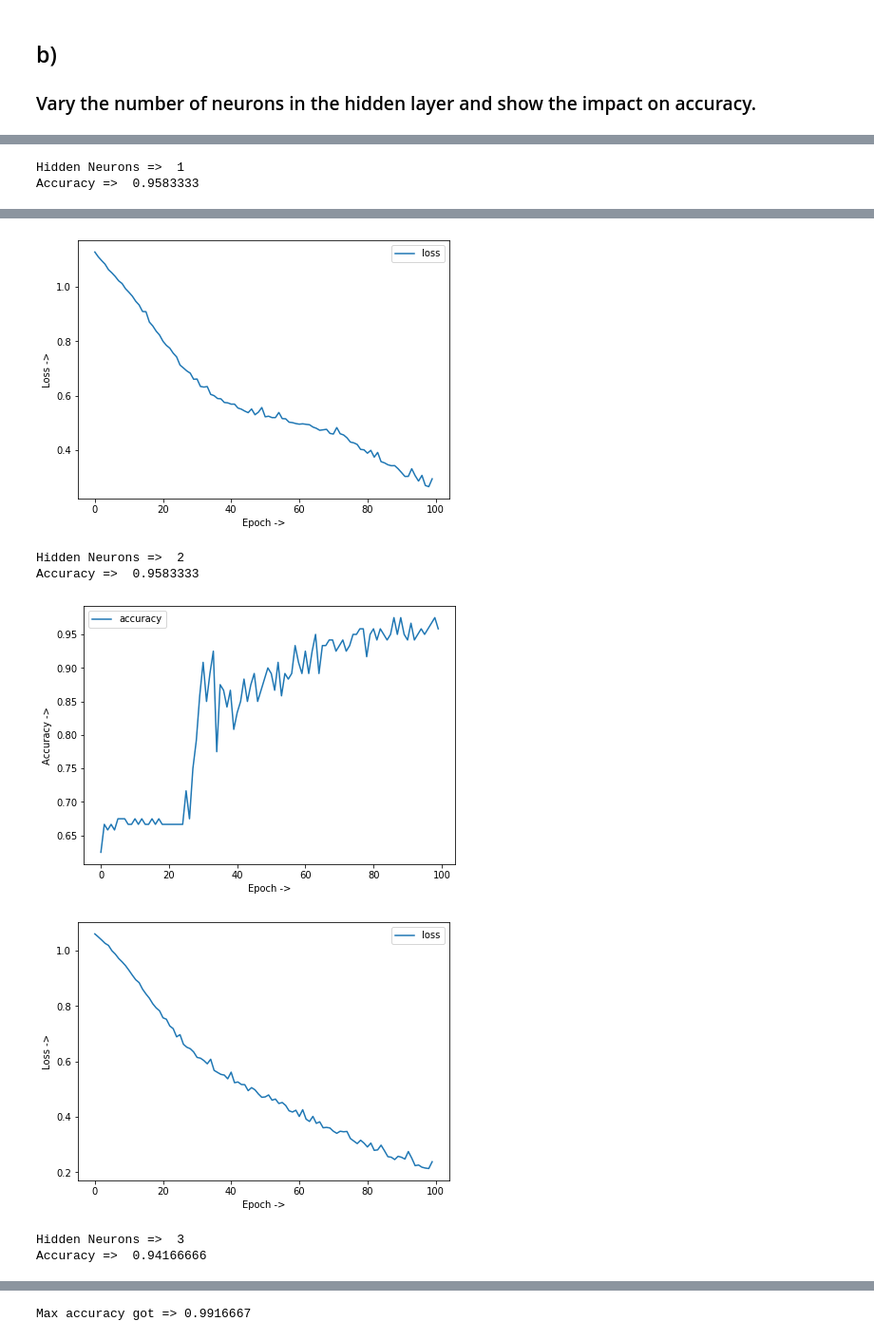
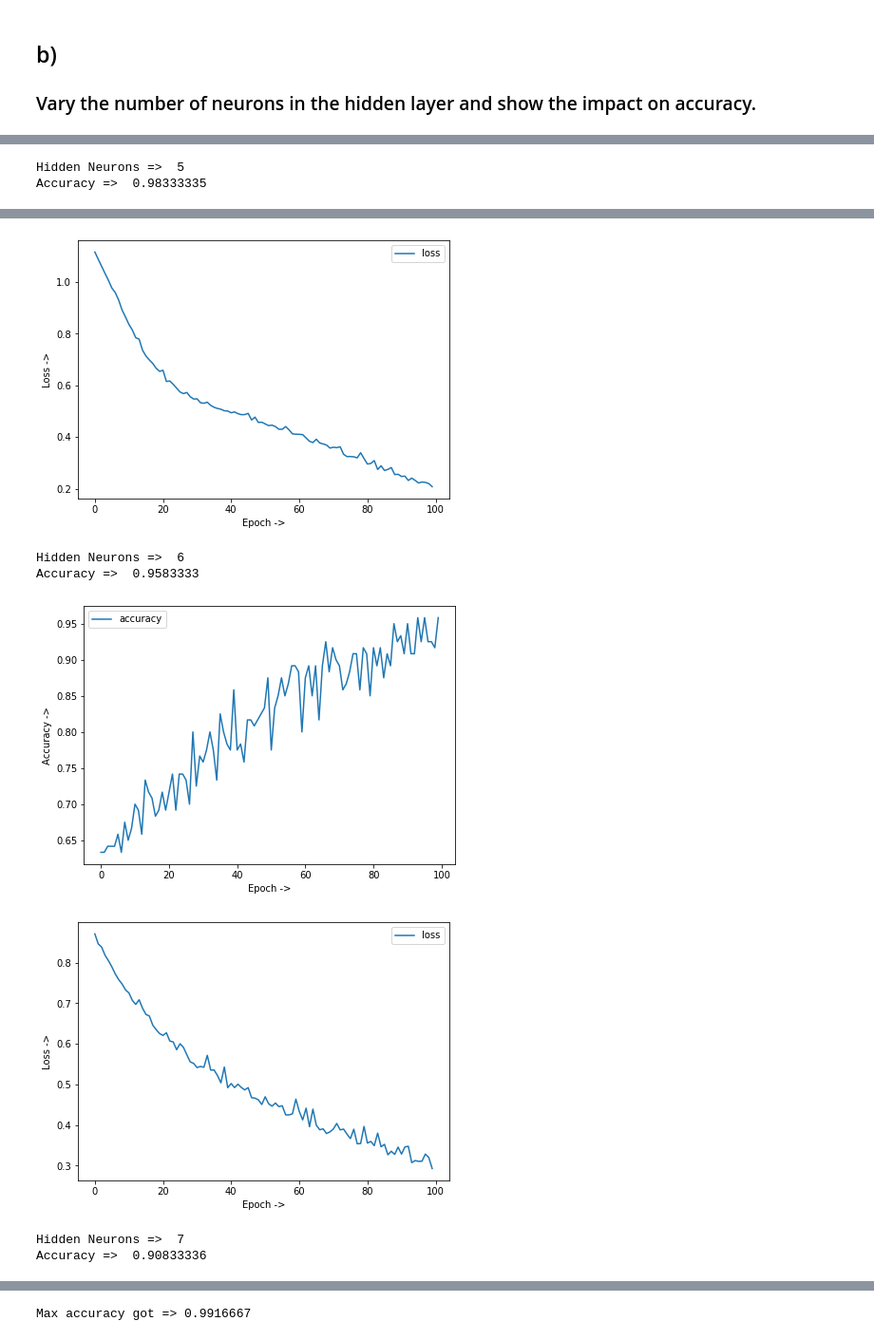
Before and after one commit to Jimut123/rkmveri-labs, a Jupyter notebook: MachineLearning/nnKeras-5.ipynb, the cells around one changed output, grey strips where cells are left out. Shown at 95% size. Cells and saved outputs as stored; diff of their text form; code cells hidden in the pictures.

```diff
--- a/MachineLearning/nnKeras-5.ipynb
+++ b/MachineLearning/nnKeras-5.ipynb
@@ -250,15 +254,13 @@ print(y_pred_class)
 deep_neurons = 50
 accuracy_neuron_list = []
 
-for item in range(deep_neurons):
-    #Defining the model
-    # Seq approach
+for item in range(4,deep_neurons):
     model = Sequential()
     # input dimension is 4 since there are 4 features (input layer)
     model.add(Dense(4, input_dim=4, activation='softmax'))
     # 1st hidden layer
     # initialising the weights using Xavier's Method
-    model.add(Dense(30, activation='softmax',kernel_initializer = 'glorot_normal'))
+    model.add(Dense(item, activation='softmax',kernel_initializer = 'glorot_normal'))
     model.add(BatchNormalization())
     # 2nd layer is output layer
     model.add(Dense(3, activation='softmax'))
@@ -301,2 +303,2 @@ Accuracy =>  0.975
-Hidden Neurons =>  1
-Accuracy =>  0.9583333
+Hidden Neurons =>  5
+Accuracy =>  0.98333335
@@ -304,7 +306,7 @@ Accuracy =>  0.9583333
-[figure, old version]
+[figure, new version]
-Hidden Neurons =>  2
+Hidden Neurons =>  6
 Accuracy =>  0.9583333
-[figure, old version]
+[figure, new version]
-[figure, old version]
+[figure, new version]
-Hidden Neurons =>  3
-Accuracy =>  0.94166666
+Hidden Neurons =>  7
+Accuracy =>  0.90833336
```
Also changed, not shown: parts of 28 cells of this notebook.
